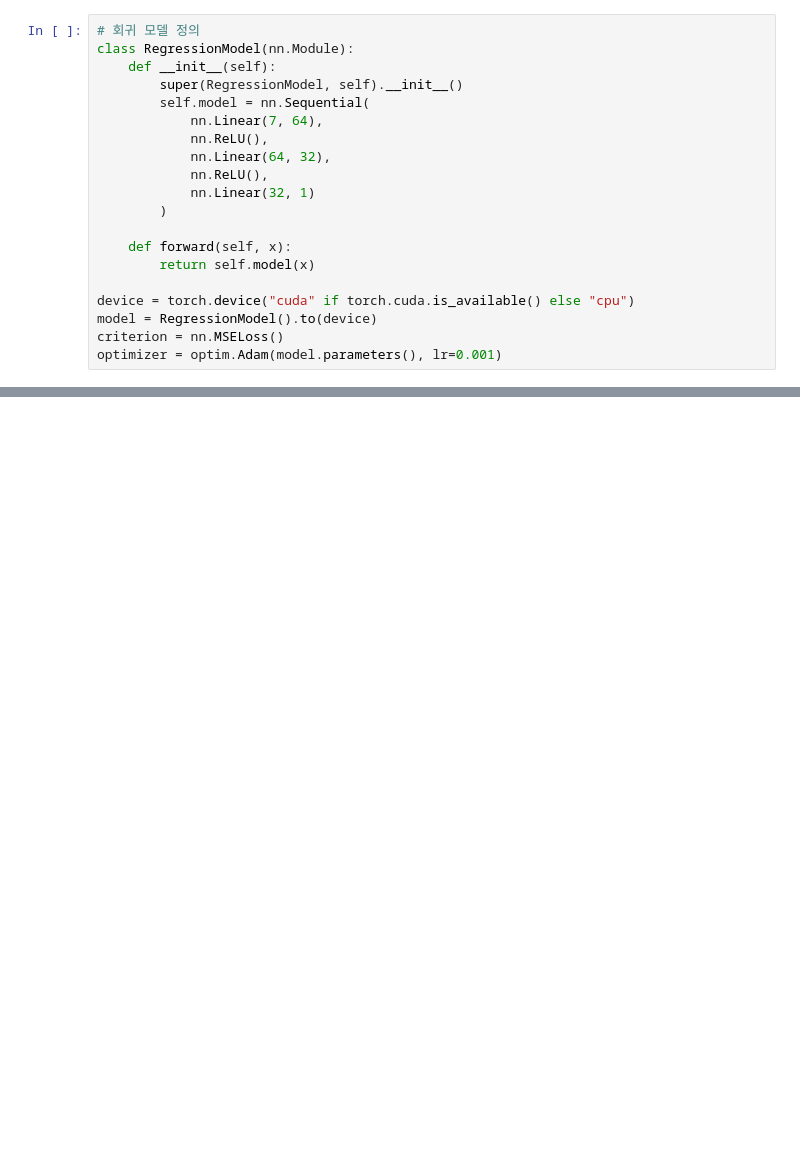
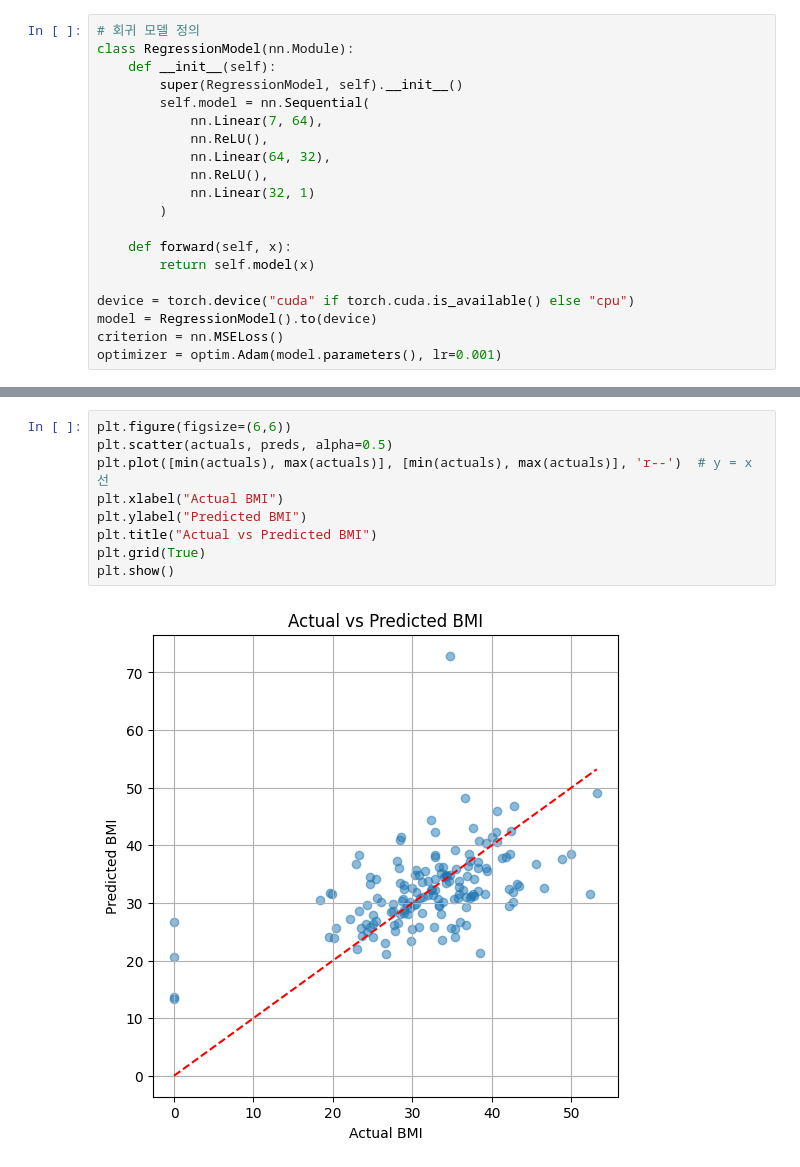
Before and after one commit to Tea-Yeon-Kim/AI-Class, a Jupyter notebook: week6/week6_assignment.ipynb, the cells around one changed output, grey strips where cells are left out. Cells and saved outputs as stored; diff of their text form; blank space fills up the shorter version.

```diff
--- a/week6/week6_assignment.ipynb
+++ b/week6/week6_assignment.ipynb
@@ -400,0 +401,11 @@ Test MSE: 61.5285
+# %%
+plt.figure(figsize=(6,6))
+plt.scatter(actuals, preds, alpha=0.5)
+plt.plot([min(actuals), max(actuals)], [min(actuals), max(actuals)], 'r--')  # y = x 선
+plt.xlabel("Actual BMI")
+plt.ylabel("Predicted BMI")
+plt.title("Actual vs Predicted BMI")
+plt.grid(True)
+plt.show()
+# %% [output]
+[figure, added]
```
Also changed, not shown: parts of 6 cells of this notebook.
